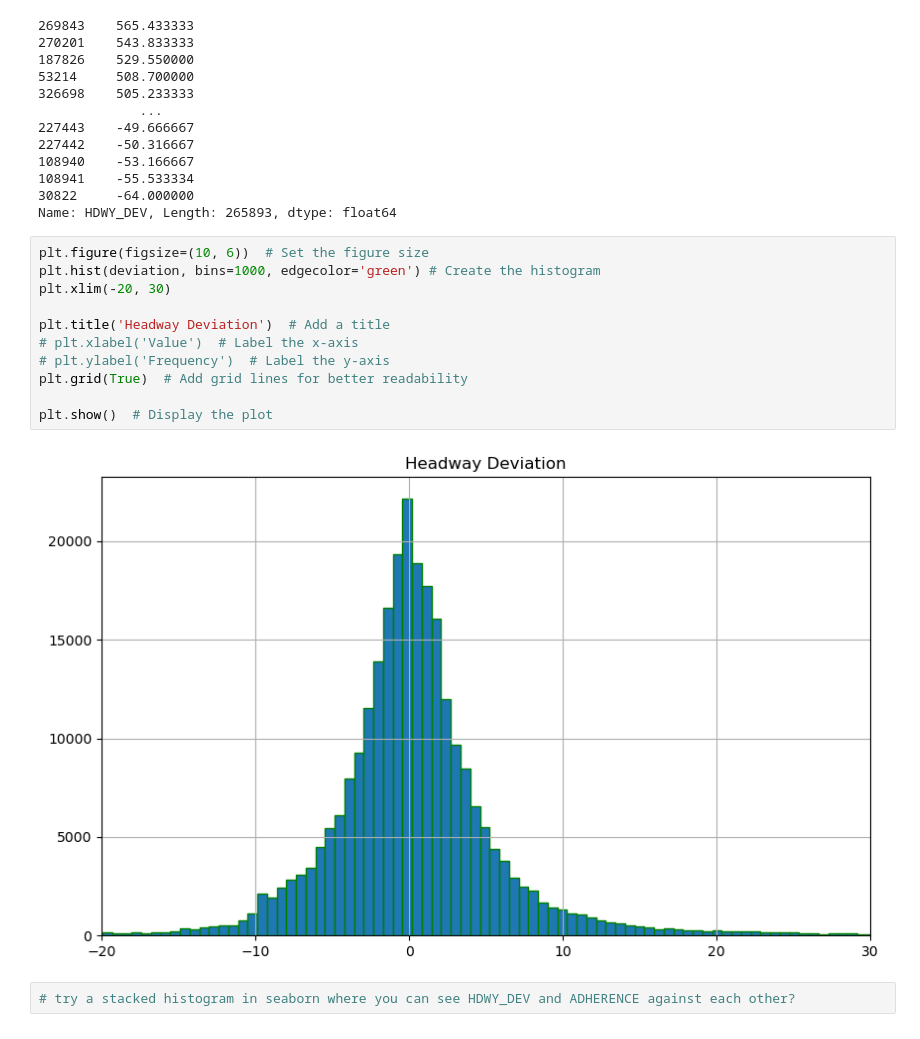
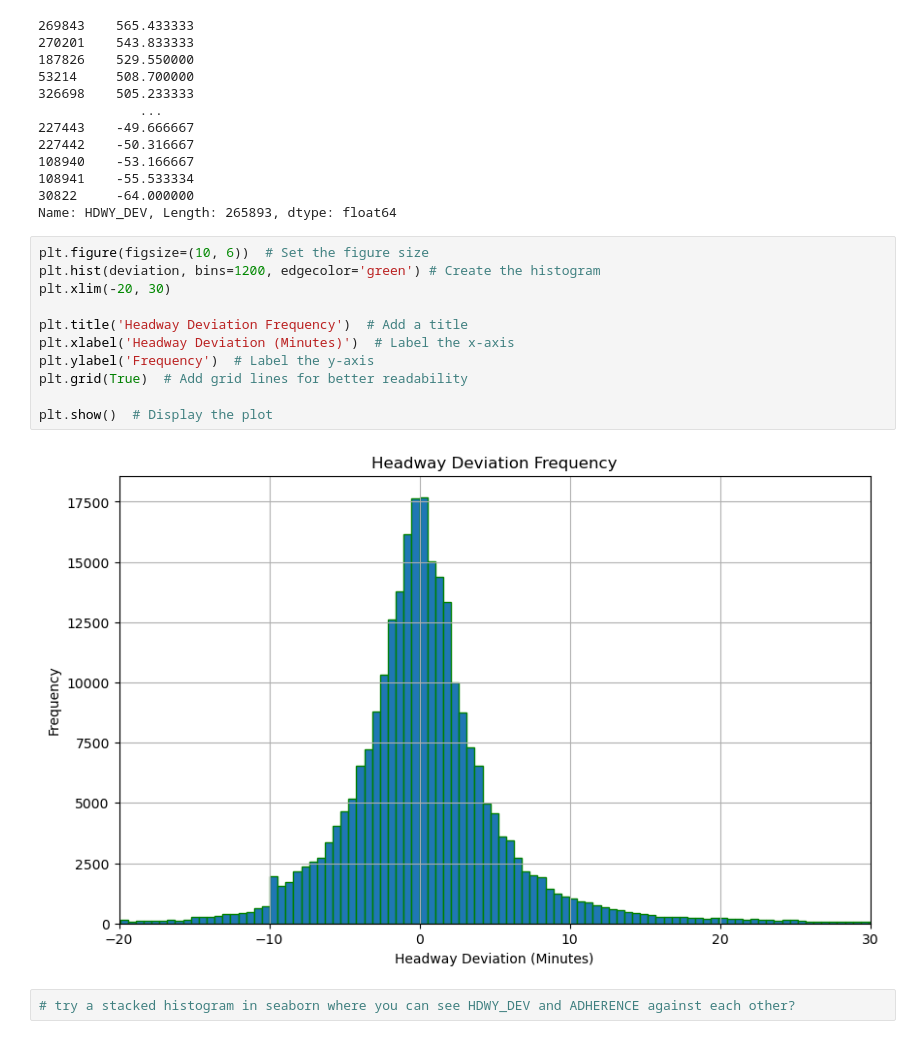
Before and after one commit to NSS-Data-Analytics-Cohort-12/wego-python-da12-pumpkin-py-latte, a Jupyter notebook: notebooks/we_go_project_patrick.ipynb, the cells around one changed output. Cells and saved outputs as stored; diff of their text form.

```diff
--- a/notebooks/we_go_project_patrick.ipynb
+++ b/notebooks/we_go_project_patrick.ipynb
@@ -305,16 +317,16 @@ deviation
 Name: HDWY_DEV, Length: 265893, dtype: float64
 # %%
 plt.figure(figsize=(10, 6))  # Set the figure size
-plt.hist(deviation, bins=1000, edgecolor='green') # Create the histogram
+plt.hist(deviation, bins=1200, edgecolor='green') # Create the histogram
 plt.xlim(-20, 30)
 
-plt.title('Headway Deviation')  # Add a title
-# plt.xlabel('Value')  # Label the x-axis
-# plt.ylabel('Frequency')  # Label the y-axis
+plt.title('Headway Deviation Frequency')  # Add a title
+plt.xlabel('Headway Deviation (Minutes)')  # Label the x-axis
+plt.ylabel('Frequency')  # Label the y-axis
 plt.grid(True)  # Add grid lines for better readability
 
 plt.show()  # Display the plot
 # %% [output]
-[figure, old version]
+[figure, new version]
 # %%
 # try a stacked histogram in seaborn where you can see HDWY_DEV and ADHERENCE against each other?
```
Also changed, not shown: parts of 13 cells of this notebook.
